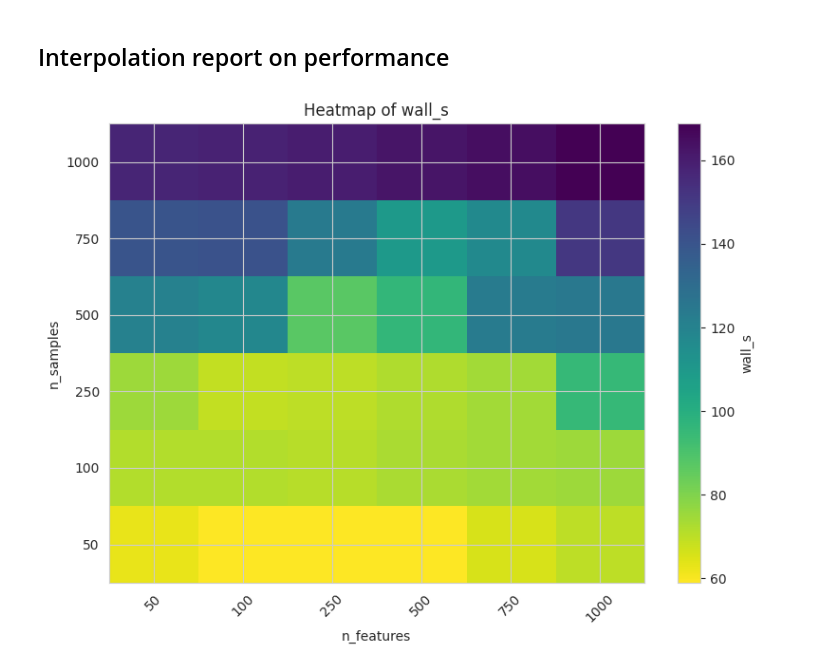
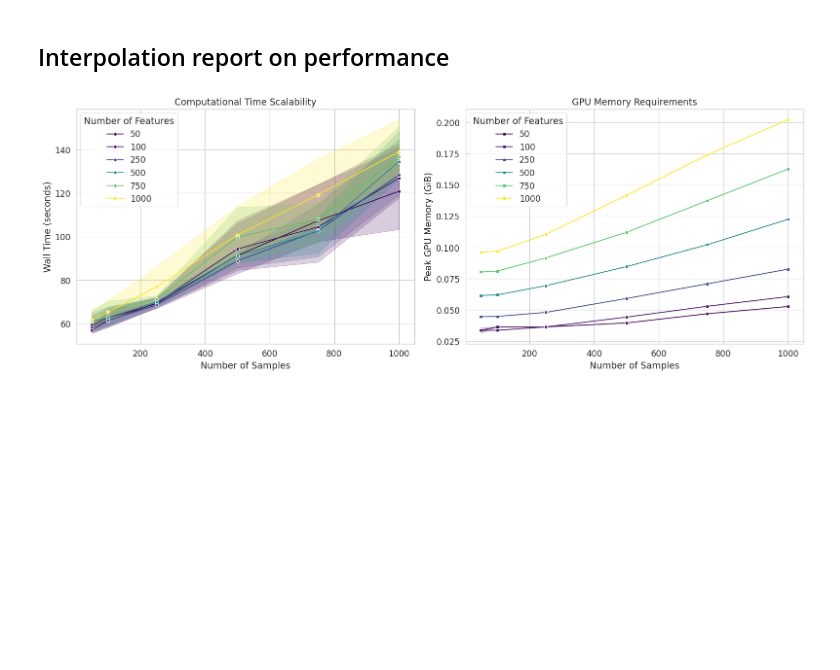
Before and after one commit to Multiomics-Analytics-Group/abaco, a Jupyter notebook: docs/tutorial/report-performance.ipynb, the cells around one changed output. Cells and saved outputs as stored; diff of their text form; code cells hidden in the pictures; blank space fills up the shorter version.

Commit message:
Plotting of performance on different sample x taxa

```diff
--- a/docs/tutorial/report-performance.ipynb
+++ b/docs/tutorial/report-performance.ipynb
@@ -586,28 +586,56 @@ perf_records_df.head()
 # %%
 import numpy as np
 import pandas as pd
 import matplotlib.pyplot as plt
+import seaborn as sns
 
 # choose metric
 metric = 'wall_s'
 
 # load data
-path = "data/abaco_performance_interpolation.csv"
+path = "data/abaco_performance_interpolation_iter.csv"
 df = pd.read_csv(path)
 
-# pivot so rows = samples, cols = features
-pt = df.pivot_table(index='n_samples', columns='n_features', values=metric, aggfunc='mean')
+sns.set_style("whitegrid")
+sns.set_context("paper", font_scale=1.4)
 
-plt.figure(figsize=(8,6))
-# you can use log scale for color if values vary a lot
-plt.imshow(pt.values, aspect='auto', origin='lower', cmap='viridis_r')
-plt.colorbar(label=f'{metric}')
-plt.xlabel('n_features')
-plt.ylabel('n_samples')
-plt.title(f'Heatmap of {metric}')
-plt.xticks(range(len(pt.columns)), pt.columns, rotation=45)
-plt.yticks(range(len(pt.index)), pt.index)
+# Subplot
+fig, axes = plt.subplots(1, 2, figsize=(16, 6))
+
+# --- Plot 1: Runtime Analysis ---
+sns.lineplot(
+    data=df,
+    x="n_samples",
+    y="wall_s",
+    hue="n_features",
+    palette="viridis",
+    marker="o",
+    ax=axes[0]
+)
+
+axes[0].set_title("Computational Time Scalability")
+axes[0].set_xlabel("Number of Samples")
+axes[0].set_ylabel("Wall Time (seconds)")
+axes[0].legend(title="Number of Features")
+
+# --- Plot 2: Memory Usage Analysis ---
+sns.lineplot(
+    data=df,
+    x="n_samples",
+    y="peak_gpu_gib",
+    hue="n_features",
+    palette="viridis",
+    marker="s",
+    ax=axes[1]
+)
+
+axes[1].set_title("GPU Memory Requirements")
+axes[1].set_xlabel("Number of Samples")
+axes[1].set_ylabel("Peak GPU Memory (GiB)")
+axes[1].legend(title="Number of Features")
+
+# Adjust layout and save
 plt.tight_layout()
 plt.show()
 # %% [output]
-[figure, old version]
+[figure, new version]
```
Also changed, not shown: parts of 2 cells of this notebook.
